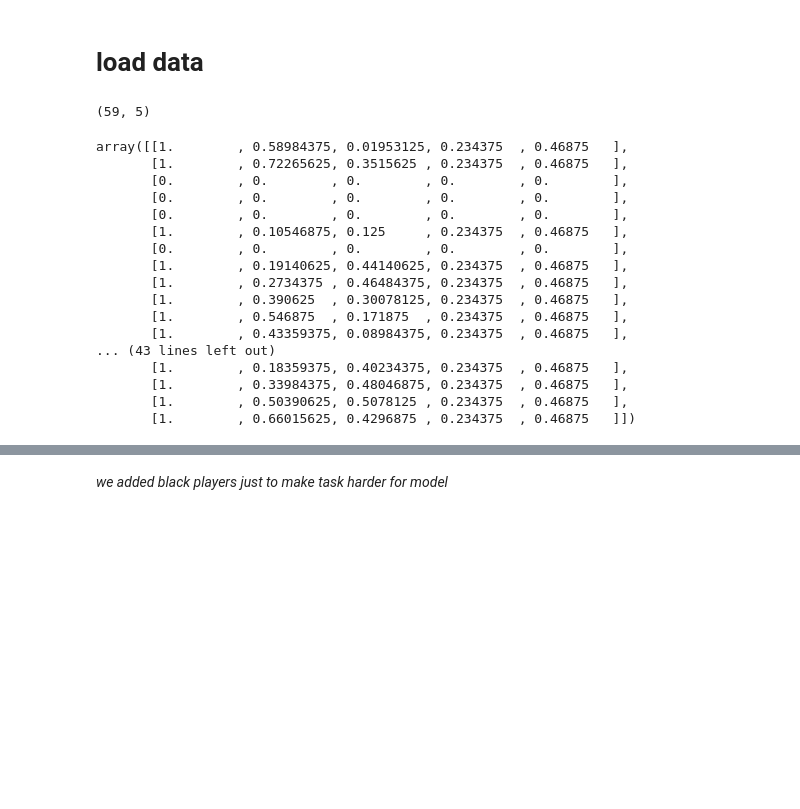
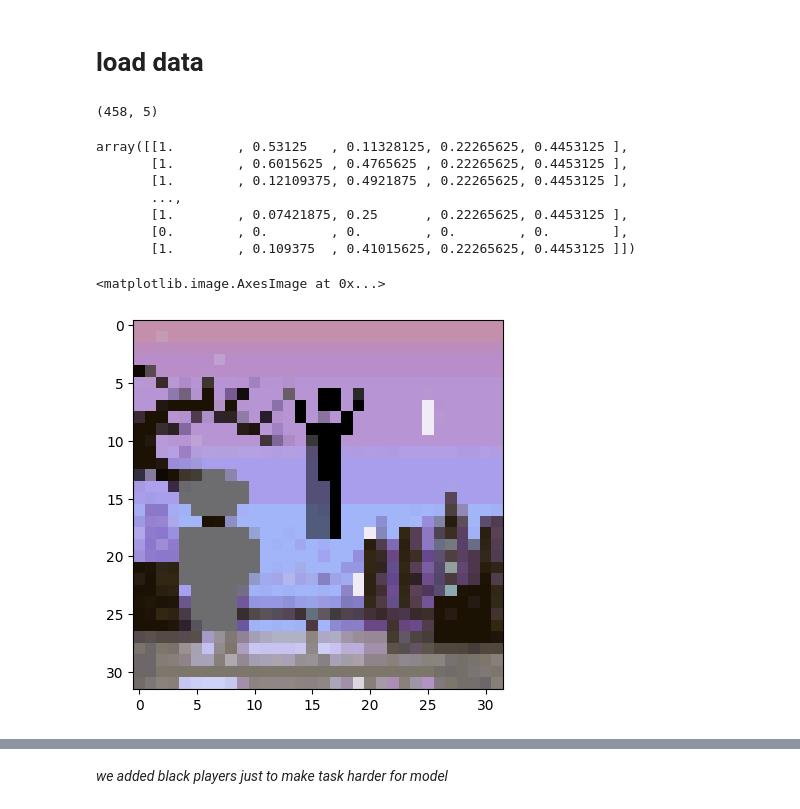
Before and after one commit to michalskibinski109/pygame_nn, a Jupyter notebook: prepare_data.ipynb, the cells around one changed output, grey strips where cells are left out. Drawn from its saved outputs; the diff is of its cells as text; code cells hidden in the pictures; blank space fills up the shorter version.

```diff
--- a/prepare_data.ipynb
+++ b/prepare_data.ipynb
@@ -7,21 +7,30 @@ from sklearn.model_selection import train_test_split
 import pandas as pd
 import tensorflow as tf
 # %%
-IMG_SIZE  = 16
+IMG_SIZE  = 32
 # %% [markdown]
 # load data
 # %%
-img_path = Path("data/images").resolve()
+imges_path = Path("data/images").resolve()
 label_path = Path("data/labels").resolve()
-img_path = img_path.glob("*.png")
+img_path = imges_path.glob("*.png")
 label_path = label_path.glob("*.json")
 # example y {"class": 1, "coord": [[0.46875, 0.09375, 0.171875, 0.34375]]}
 X = []
 Y = []
+grey = (109, 108, 111)
+light_grey = (146, 145, 149)
+# get one random image
 for img, label in zip(img_path, label_path):
-    # resize image
+
+    sample= cv2.imread(str(img))
+    # resize imag"
     img_r = cv2.imread(str(img))
     img_r = cv2.resize(img_r, (IMG_SIZE, IMG_SIZE))
+# use morphological gradient to get edges
+
+    #mask = cv2.inRange(img_r,grey, light_grey)
+    #reslut = cv2.bitwise_and(img_r, img_r, mask=mask)
     X.append(img_r)
 
     y_merged = list(pd.read_json(label)['class'])
@@ -31,24 +40,21 @@ X = np.array(X)
 Y = np.array(Y)
 print(Y.shape)
 # %% [output]
-(59, 5)
+(458, 5)
 # %%
 Y
 # %% [output]
-array([[1.        , 0.58984375, 0.01953125, 0.234375  , 0.46875   ],
-       [1.        , 0.72265625, 0.3515625 , 0.234375  , 0.46875   ],
+array([[1.        , 0.53125   , 0.11328125, 0.22265625, 0.4453125 ],
+       [1.        , 0.6015625 , 0.4765625 , 0.22265625, 0.4453125 ],
+       [1.        , 0.12109375, 0.4921875 , 0.22265625, 0.4453125 ],
+       ...,
+       [1.        , 0.07421875, 0.25      , 0.22265625, 0.4453125 ],
        [0.        , 0.        , 0.        , 0.        , 0.        ],
-       [0.        , 0.        , 0.        , 0.        , 0.        ],
-       [0.        , 0.        , 0.        , 0.        , 0.        ],
-       [1.        , 0.10546875, 0.125     , 0.234375  , 0.46875   ],
-       [0.        , 0.        , 0.        , 0.        , 0.        ],
-       [1.        , 0.19140625, 0.44140625, 0.234375  , 0.46875   ],
-       [1.        , 0.2734375 , 0.46484375, 0.234375  , 0.46875   ],
-       [1.        , 0.390625  , 0.30078125, 0.234375  , 0.46875   ],
-       [1.        , 0.546875  , 0.171875  , 0.234375  , 0.46875   ],
-       [1.        , 0.43359375, 0.08984375, 0.234375  , 0.46875   ],
-... (43 lines left out)
-       [1.        , 0.18359375, 0.40234375, 0.234375  , 0.46875   ],
-       [1.        , 0.33984375, 0.48046875, 0.234375  , 0.46875   ],
-       [1.        , 0.50390625, 0.5078125 , 0.234375  , 0.46875   ],
-       [1.        , 0.66015625, 0.4296875 , 0.234375  , 0.46875   ]])
+       [1.        , 0.109375  , 0.41015625, 0.22265625, 0.4453125 ]])
+# %%
+#sample = cv2.cvtColor(sample, cv2.COLOR_BGR2GRAY)
+sample = cv2.resize(sample,(IMG_SIZE, IMG_SIZE))
+plt.imshow(sample)
+# %% [output]
+<matplotlib.image.AxesImage at 0x...>
+[figure, added]
```
Also changed, not shown: parts of 7 cells of this notebook, 9 other files.
